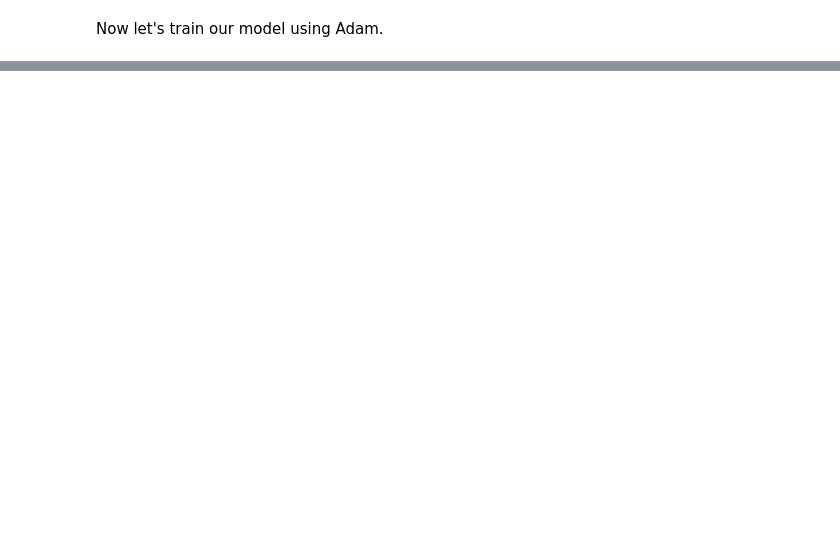
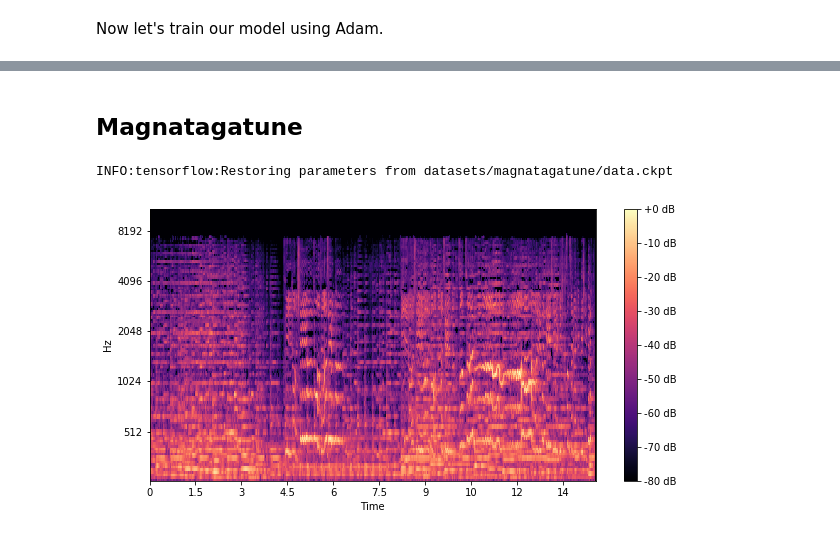
Before and after one commit to miguelfrde/stanford-cs231n, a Jupyter notebook: project/DeepMusicGenre.ipynb, the cells around one changed output, grey strips where cells are left out. Cells and saved outputs as stored; diff of their text form; code cells hidden in the pictures; blank space fills up the shorter version.

Commit message:
Magnatagatune updates

```diff
--- a/project/DeepMusicGenre.ipynb
+++ b/project/DeepMusicGenre.ipynb
@@ -186,0 +181,19 @@ for i, j in itertools.product(range(cm.shape[0]), range(cm.shape[1])):
+# %% [markdown]
+## Magnatagatune
+# %%
+PATH_MAGNATAGATUNE = 'datasets/magnatagatune'
+X_DATA_SHAPE = (15659, 628, 128)
+Y_DATA_SHAPE = (15659, 40)
+
+with tf.Graph().as_default():
+    X_init = tf.placeholder(tf.float32, shape=X_DATA_SHAPE)
+    y_init = tf.placeholder(tf.float32, shape=Y_DATA_SHAPE)
+    X = tf.Variable(X_init, name='X_data')
+    y = tf.Variable(y_init, name='y_data')
+    saver = tf.train.Saver()
+    with tf.Session() as sess:
+        saver.restore(sess, os.path.join(PATH_MAGNATAGATUNE, 'data.ckpt'))
+        plot_spectogram(X[0].eval())
+# %% [output]
+INFO:tensorflow:Restoring parameters from datasets/magnatagatune/data.ckpt
+[figure, added]
```
Also changed, not shown: parts of 10 cells of this notebook, 4 other files.
